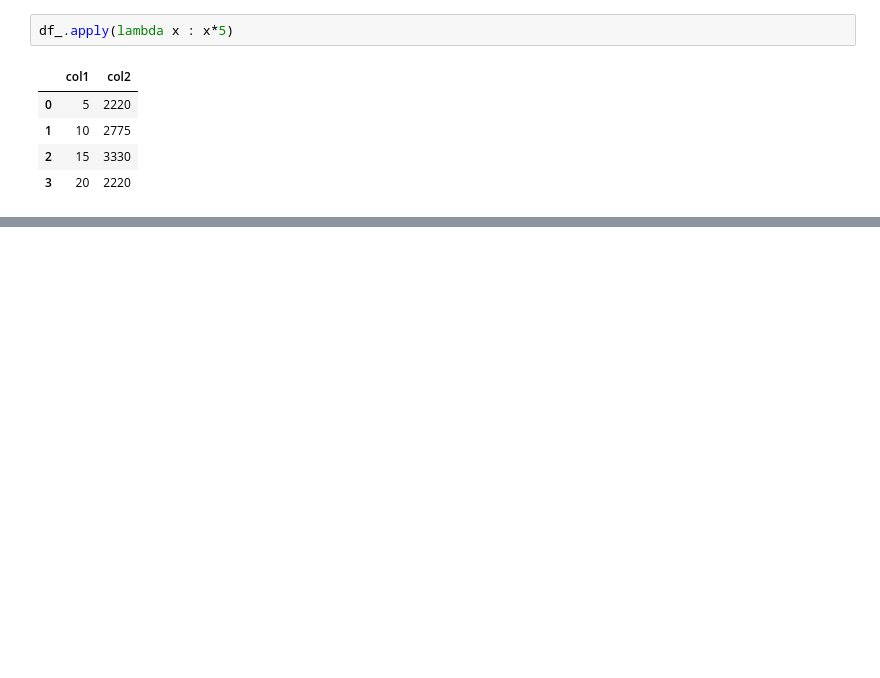
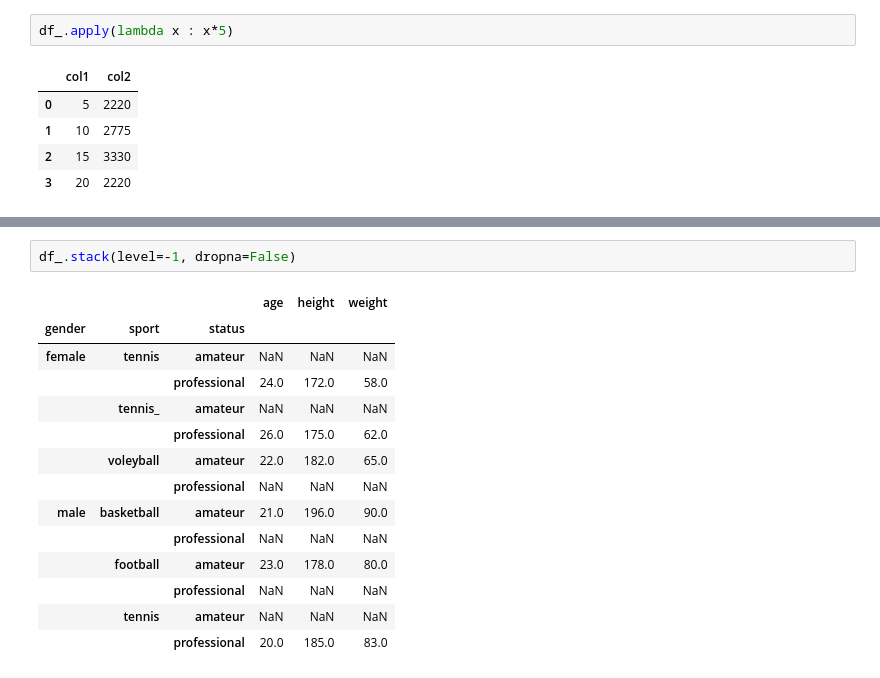
Before and after one commit to bulent-1111/Data_Science, a Jupyter notebook: DE_Pandas_Unterricht_Notebook/05_Pandas_Wiederholt.ipynb, the cells around one changed output, grey strips where cells are left out. Cells and saved outputs as stored; diff of their text form; blank space fills up the shorter version.

```diff
--- a/DE_Pandas_Unterricht_Notebook/05_Pandas_Wiederholt.ipynb
+++ b/DE_Pandas_Unterricht_Notebook/05_Pandas_Wiederholt.ipynb
@@ -1030,0 +1490,17 @@ df_.apply(lambda x : x*5)
+# %%
+df_.stack(level=-1, dropna=False)
+# %% [output]
+|  |  |  | age | height | weight |
+| gender | sport | status |  |  |  |
+| female | tennis | amateur | NaN | NaN | NaN |
+|  |  | professional | 24.0 | 172.0 | 58.0 |
+|  | tennis_ | amateur | NaN | NaN | NaN |
+|  |  | professional | 26.0 | 175.0 | 62.0 |
+|  | voleyball | amateur | 22.0 | 182.0 | 65.0 |
+|  |  | professional | NaN | NaN | NaN |
+| male | basketball | amateur | 21.0 | 196.0 | 90.0 |
+|  |  | professional | NaN | NaN | NaN |
+|  | football | amateur | 23.0 | 178.0 | 80.0 |
+|  |  | professional | NaN | NaN | NaN |
+|  | tennis | amateur | NaN | NaN | NaN |
+|  |  | professional | 20.0 | 185.0 | 83.0 |
```
Also changed, not shown: parts of 53 cells of this notebook, 6 other files.
